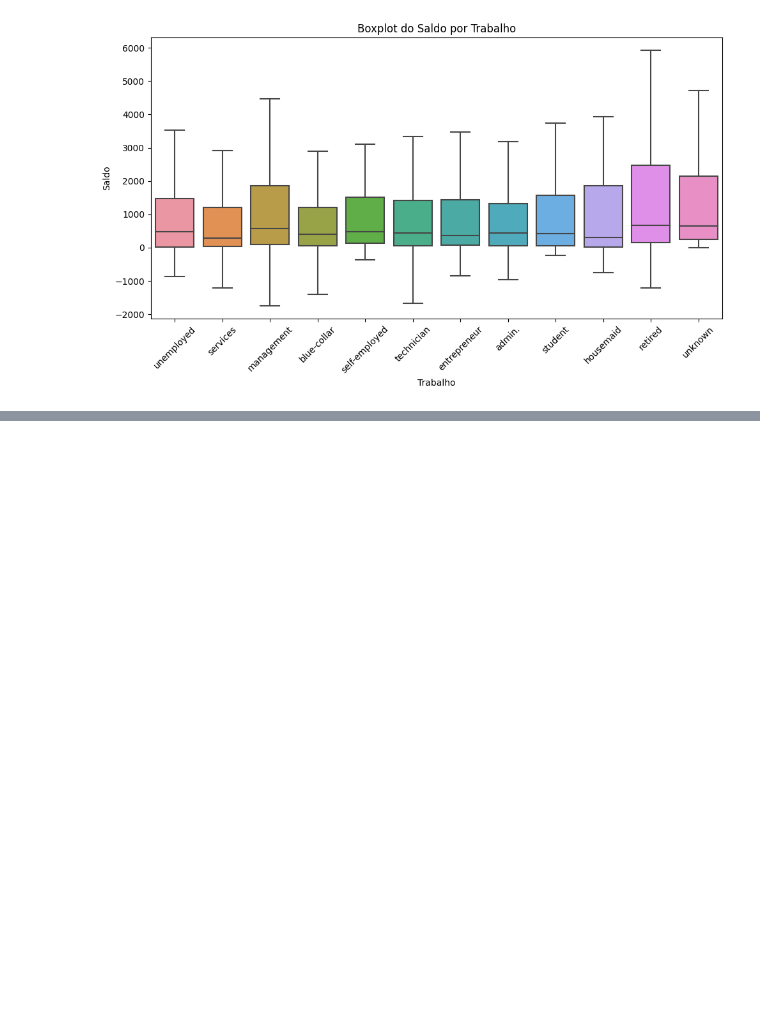
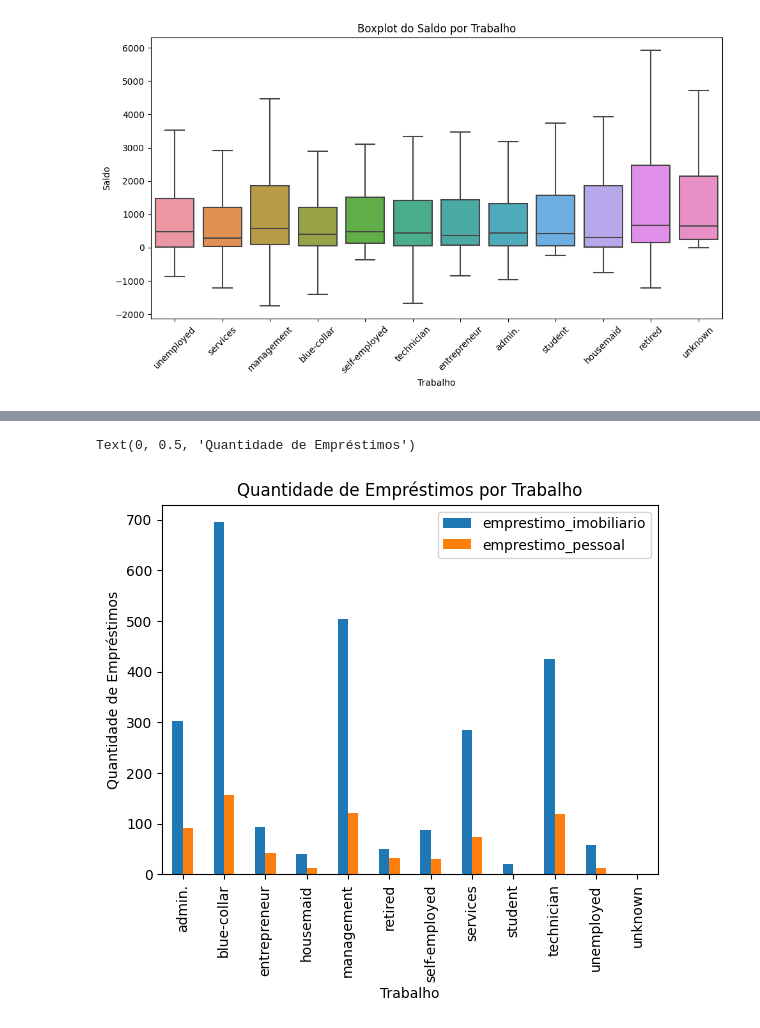
Before and after one commit to guilbd/Projeto_Tec_Prog_I_ADA_Santander_Coders2023, a Jupyter notebook: projeto.ipynb, the cells around one changed output, grey strips where cells are left out. Drawn from its saved outputs; the diff is of its cells as text; code cells hidden in the pictures; blank space fills up the shorter version.

Commit message:
Added graph Quantidade de Empréstimos por Trabalho

```diff
--- a/projeto.ipynb
+++ b/projeto.ipynb
@@ -554,0 +572,10 @@ plt.show()
+# %%
+# Agrupa por trabalho e soma as colunas referente a empréstimo
+# e plota o gráfico do tipo barra
+df.groupby('trabalho')[['emprestimo_imobiliario', 'emprestimo_pessoal']].sum().plot.bar()
+plt.title('Quantidade de Empréstimos por Trabalho')
+plt.xlabel('Trabalho')
+plt.ylabel('Quantidade de Empréstimos')
+# %% [output]
+Text(0, 0.5, 'Quantidade de Empréstimos')
+[figure, added]
```
Also changed, not shown: parts of 2 cells of this notebook.
